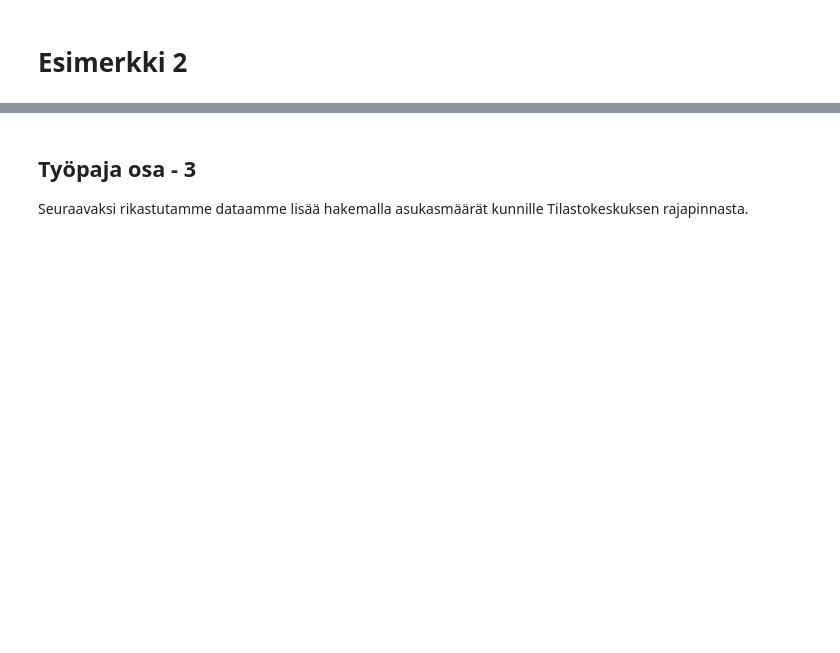
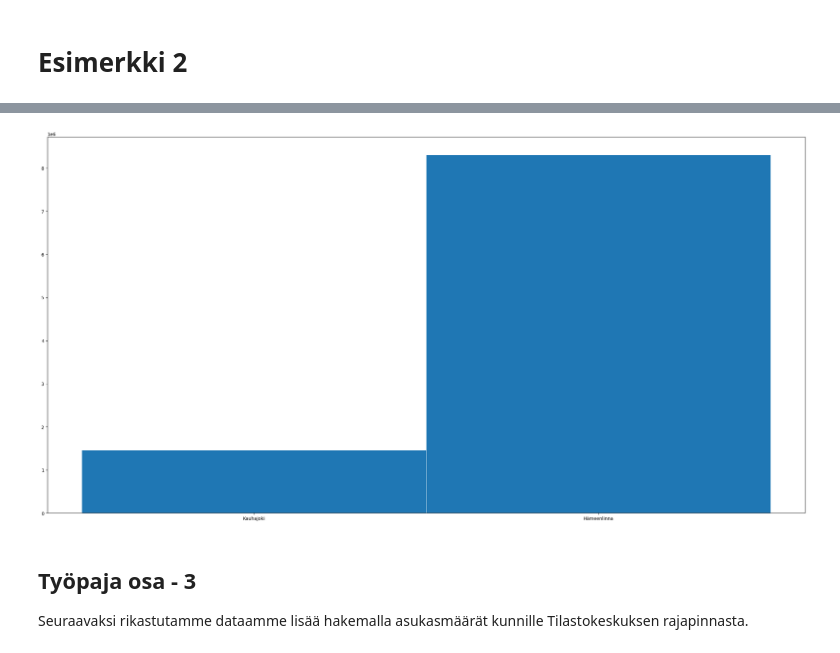
Before and after one commit to Centria-JyriMakela/data-workshop, a Jupyter notebook: test.ipynb, the cells around one changed output, grey strips where cells are left out. Drawn from its saved outputs; the diff is of its cells as text; code cells hidden in the pictures; blank space fills up the shorter version.

```diff
--- a/test.ipynb
+++ b/test.ipynb
@@ -45,0 +101,12 @@ invoices["Tositepvm"] = invoices["Tositepvm"].astype(str).str.zfill(8)
+# %%
+#Verrataan keskenään kuinka paljon nämä kunnat ovat käyttäneet kuljetuspalveluihin rahaa
+
+#Koska molemmissa tiedoissa kuljetuspalvelut on nimetty suurinpiirtein samalla tavalla, voidaan tehdä vain tarkistus että onko Tilin nimessä sana "Kuljetutus
+kuljetuspalvelut_kauhajoki = kauhajoki_palvelut[kauhajoki_palvelut['Tilin nimi'].astype(str).str.contains('Kuljetus')]
+kuljetuspalvelut_hameenlinna = hameenlinna_palvelut[hameenlinna_palvelut['Tilin nimi'].astype(str).str.contains('Kuljetus')]
+
+#Tulostus
+print("---Kauhajoki---")
+print(kuljetuspalvelut_kauhajoki)
+print("---Hämeenlinna---")
+print(kuljetuspalvelut_hameenlinna)
@@ -55,3 +151,30 @@ Tehtävänäsi on luoda kuvaajat datalle, jossa verrataan molempien kuntien top
+# %%
+#Kuljetuspalveluiden summien vertaaminen keskenään
+
+#Muutetaan data numpy-arrayksi, joka tietyssä tapauksissa helpottaa datan käsittelyä
+kauhajoki_np = kuljetuspalvelut_kauhajoki.to_numpy()
+hameenlinna_np = kuljetuspalvelut_hameenlinna.to_numpy()
+
+#Nämä numpy-arrayt ovat muotoa [[paikkakunta, summa]] eli ns "nested array", joka tarkoittaa että se on taulu jonka sisällä on tauluja
+#Jotta päästään käsiksi esimerkiksi y-arvoon, joudutaan ilmoittamaan myös missä taulussa kyseinen arvo
+#Koska tässä taulussa on vain yksi sisäinen taulu, voidaan sen indeksi kovakoodata 0:ksi, jonka y-arvoon päästään käsiksi kirjoittamalla kauhajoki_np[0][1]
+
+#Otetaan Kauhajoen ja Hämeenlinnan summat
+kp_y = [kauhajoki_np[0][1],hameenlinna_np[0][1]]
+
+#Annetaan nimet numeroille. Huomioi että arvot ovat samassa järjestyksessä
+kp_x = ['Kauhajoki', 'Hämeenlinna']
+
+#Vaihtoehtoinen tapa, jossa myös nimet otetaan numpy-arraysta
+#kp_y = [kauhajoki_np[0][0],hameenlinna_np[0][0]]
+
+#Luodaan kaavio
+fig, ax = plt.subplots()
+#ax.bar = palkkikaavio
+ax.bar(kp_x, kp_y, width=1, edgecolor="white", linewidth=0.7)
+plt.show()
+# %% [output]
+[figure, added]
 # %% [markdown]
 ## Työpaja osa - 3
 Seuraavaksi rikastutamme dataamme lisää hakemalla asukasmäärät kunnille Tilastokeskuksen rajapinnasta.
```
Also changed, not shown: parts of 8 cells of this notebook.
